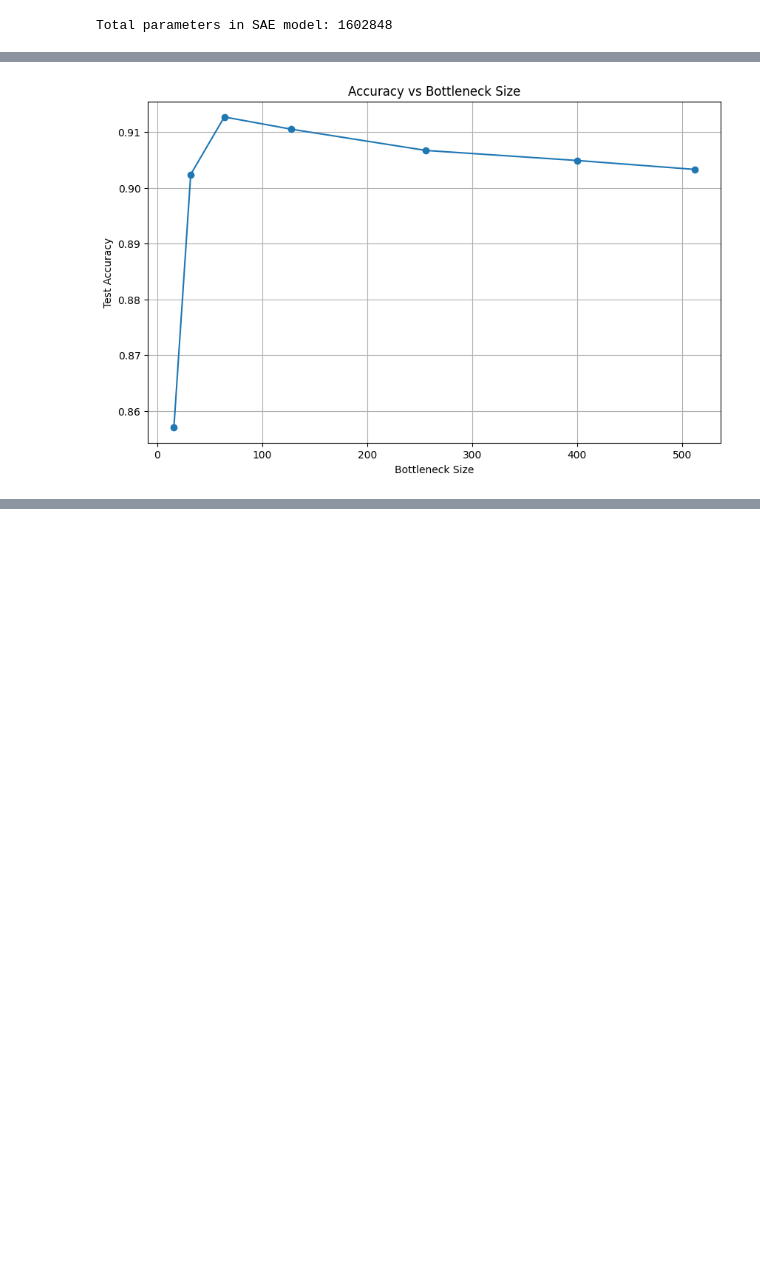
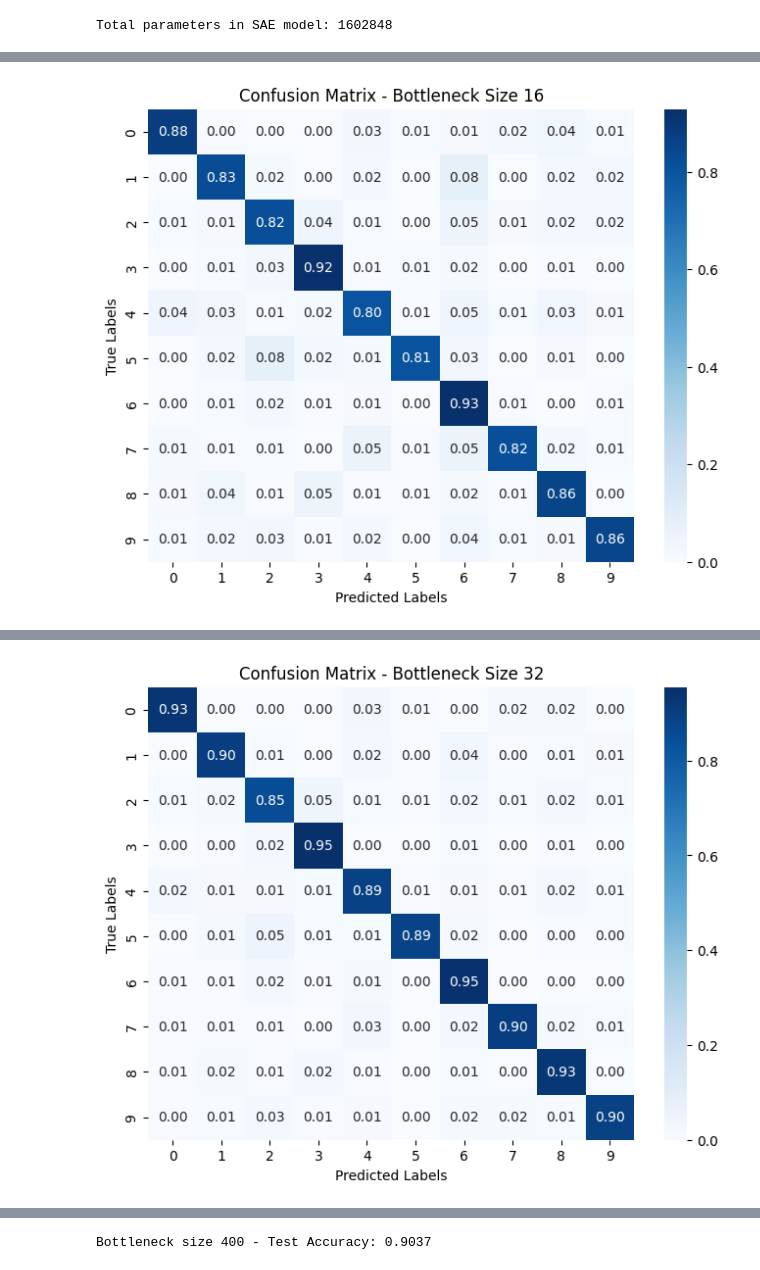
Before and after one commit to Charles980903/Proj2, a Jupyter notebook: Untitled5.ipynb, the cells around one changed output, grey strips where cells are left out. Saved outputs shown, nothing was run; the diff lists cells and outputs as text; code cells hidden in the pictures; blank space fills up the shorter version.

```diff
--- a/Untitled5.ipynb
+++ b/Untitled5.ipynb
@@ -329,16 +333,37 @@ print(f"Total parameters in SAE model: {sae_total_params}")
 # %% [output]
 Total parameters in SAE model: 1602848
 # %%
-bottleneck_sizes = [16, 32, 64, 128, 256,400,512]
+import matplotlib.pyplot as plt
+import seaborn as sns
+from sklearn.metrics import confusion_matrix, accuracy_score
+from sklearn.preprocessing import StandardScaler
+from sklearn.svm import SVC
+import numpy as np
+
+
+def plot_confusion_matrix(y_true, y_pred, title):
+    """Plot a normalized confusion matrix."""
+    cm = confusion_matrix(y_true, y_pred, normalize='true')
+    plt.figure(figsize=(8, 6))
+    sns.heatmap(cm, annot=True, cmap='Blues', fmt='.2f')
+    plt.title(title)
+    plt.xlabel("Predicted Labels")
+    plt.ylabel("True Labels")
+    plt.show()
+
+# Define bottleneck sizes to evaluate
+bottleneck_sizes = [16, 32, 64, 128, 256, 400]
 accuracies = []
 
 for size in bottleneck_sizes:
-    # Train the SAE with different bottleneck sizes
+    print(f"Training SAE with bottleneck size {size}")
+
+    # Train the SAE with current bottleneck size
     autoencoder = build_sae(size)
     autoencoder.compile(optimizer='adam', loss='mse')
     autoencoder.fit(x_train, x_train, epochs=50, batch_size=64, validation_data=(x_val, x_val), verbose=0)
 
-    # Extract features
+    # Extract features from the bottleneck layer
     train_features = extract_features(autoencoder, x_train)
     test_features = extract_features(autoencoder, x_test)
 
@@ -347,12 +372,18 @@ for size in bottleneck_sizes:
     train_features_scaled = scaler.fit_transform(train_features)
     test_features_scaled = scaler.transform(test_features)
 
-    # Train and evaluate the SVM
+    # Train the SVM on the extracted features
     svm_classifier = SVC(kernel='rbf', C=1.0, gamma='scale')
     svm_classifier.fit(train_features_scaled, y_train)
+
+    # Predict on the test set
     test_predictions = svm_classifier.predict(test_features_scaled)
     accuracy = accuracy_score(y_test, test_predictions)
     accuracies.append(accuracy)
+
+    # Plot the confusion matrix for the current bottleneck size
+    plot_confusion_matrix(y_test, test_predictions, f"Confusion Matrix - Bottleneck Size {size}")
+    print(f"Bottleneck size {size} - Test Accuracy: {accuracy:.4f}")
 
 # Plot the bottleneck size vs accuracy
 plt.figure(figsize=(10, 6))
@@ -380 +400 @@ plt.show()
-[figure, old version]
+[figure, new version]
@@ -380,0 +405 @@ plt.show()
+[figure, added]
@@ -380,0 +426 @@ plt.show()
+Bottleneck size 400 - Test Accuracy: 0.9037
```
Also changed, not shown: parts of 5 cells of this notebook.
